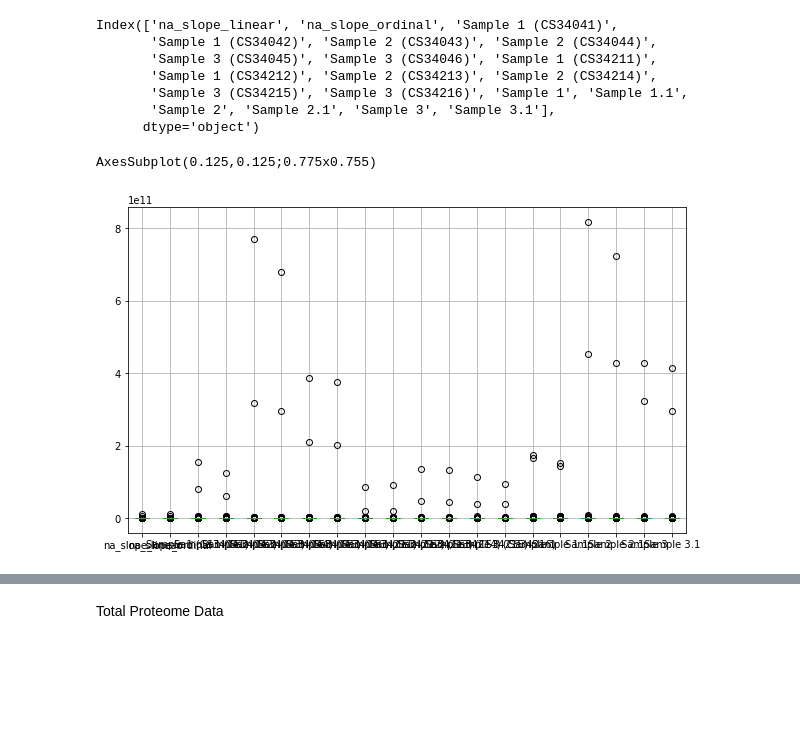
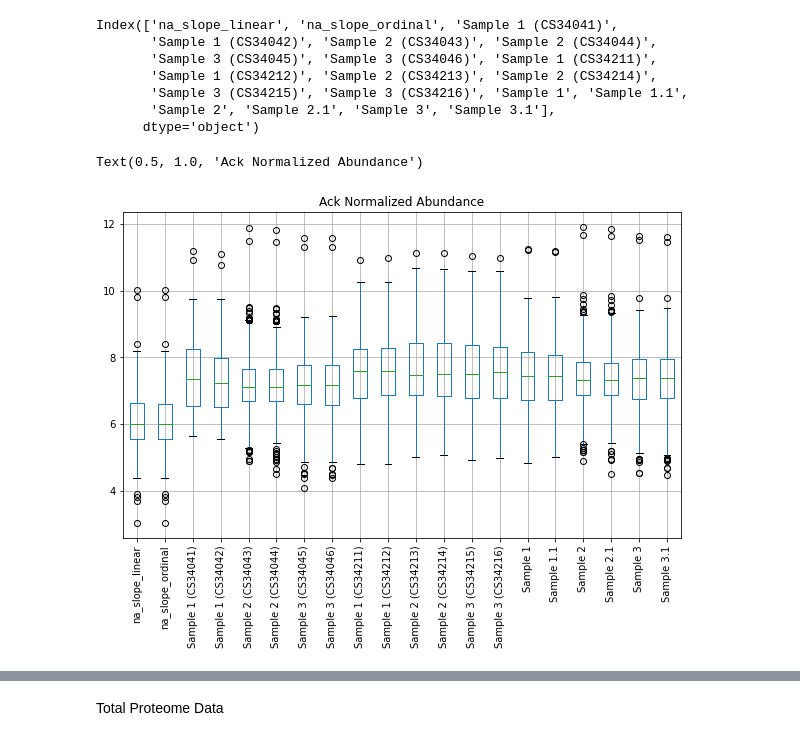
Before and after one commit to KyraGriffin/bmsip_internship_seta, a Jupyter notebook: protein_isolation.ipynb, the cells around one changed output, grey strips where cells are left out. Saved outputs shown, nothing was run; the diff lists cells and outputs as text; code cells hidden in the pictures; blank space fills up the shorter version.

```diff
--- a/protein_isolation.ipynb
+++ b/protein_isolation.ipynb
@@ -664,11 +571,13 @@ Index(['na_slope_linear', 'na_slope_ordinal', 'Sample 1 (CS34041)',
        'Sample 3 (CS34215)', 'Sample 3 (CS34216)', 'Sample 1', 'Sample 1.1',
        'Sample 2', 'Sample 2.1', 'Sample 3', 'Sample 3.1'],
       dtype='object')
-# %%
-print(ack_norm_abundance.boxplot(fontsize=10))
-# %% [output]
-AxesSubplot(0.125,0.125;0.775x0.755)
-[figure, removed]
+# %%
+np.log10(ack_norm_abundance).boxplot(fontsize=10);
+plt.xticks(rotation = 90)
+plt.title('Ack Normalized Abundance')
+# %% [output]
+Text(0.5, 1.0, 'Ack Normalized Abundance')
+[figure, added]
 # %%
 print("Normalized Abundance:", ack_norm_abundance.iloc[:, :2].head(5))
 print("\n\nAck Data:", proteomics_ack.iloc[:, 1:9].head(5))
```
Also changed, not shown: parts of 49 cells of this notebook.
